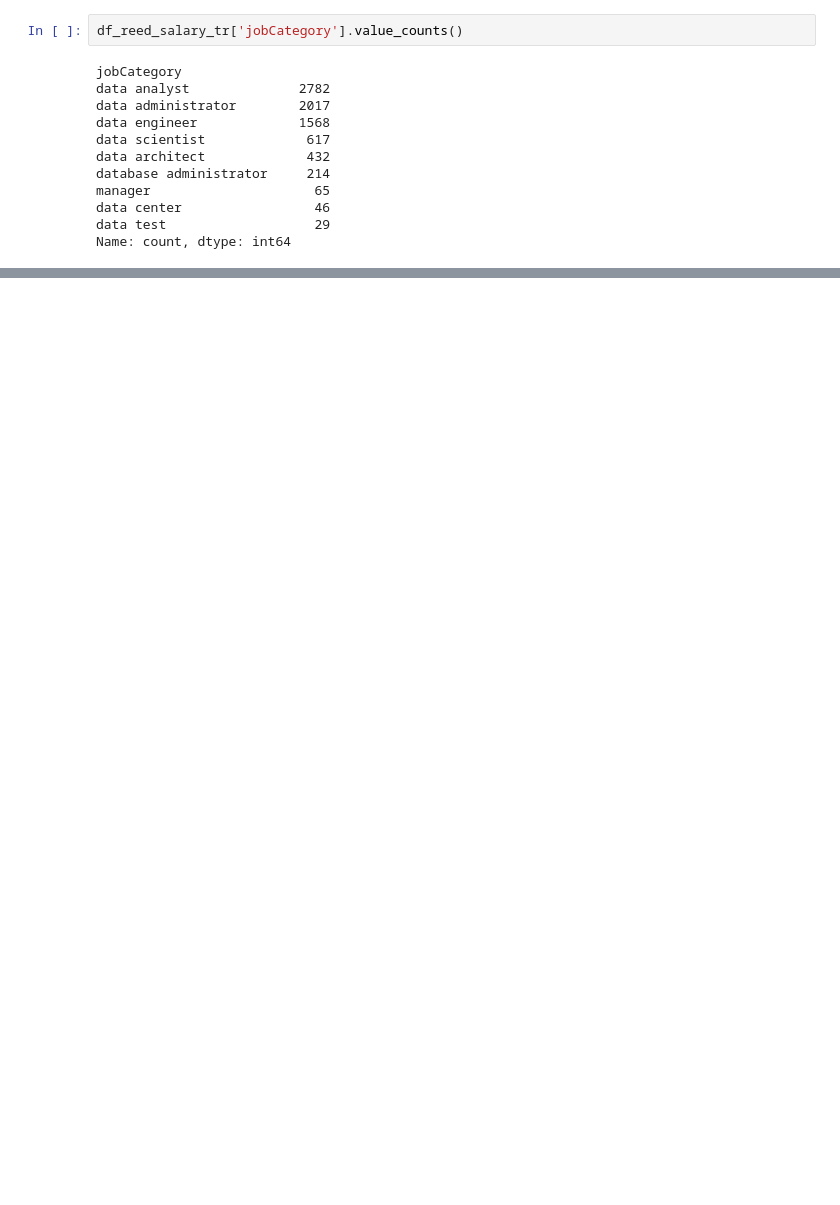
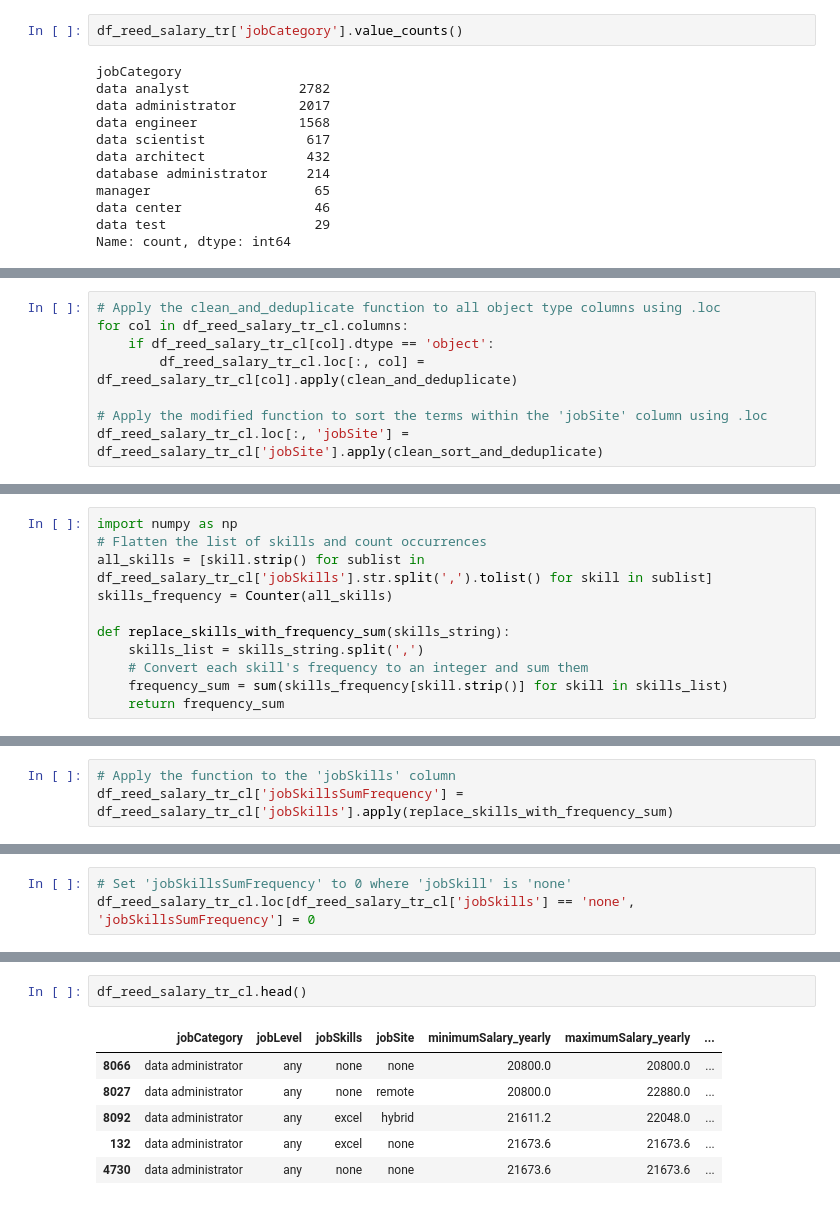
Before and after one commit to mygitbob/feb24_project_job-market, a Jupyter notebook: src/reed mdb pull and transforml.ipynb, the cells around one changed output, grey strips where cells are left out. Saved outputs shown, nothing was run; the diff lists cells and outputs as text; blank space fills up the shorter version.

Commit message:
reed transformation with skill turned to frequency sum

```diff
--- a/src/reed mdb pull and transforml.ipynb
+++ b/src/reed mdb pull and transforml.ipynb
@@ -684,0 +726,8 @@ Name: count, dtype: int64
+# %%
+# Apply the clean_and_deduplicate function to all object type columns using .loc
+for col in df_reed_salary_tr_cl.columns:
+    if df_reed_salary_tr_cl[col].dtype == 'object':
+        df_reed_salary_tr_cl.loc[:, col] = df_reed_salary_tr_cl[col].apply(clean_and_deduplicate)
+
+# Apply the modified function to sort the terms within the 'jobSite' column using .loc
+df_reed_salary_tr_cl.loc[:, 'jobSite'] = df_reed_salary_tr_cl['jobSite'].apply(clean_sort_and_deduplicate)
@@ -684,0 +752,11 @@ Name: count, dtype: int64
+# %%
+import numpy as np
+# Flatten the list of skills and count occurrences
+all_skills = [skill.strip() for sublist in df_reed_salary_tr_cl['jobSkills'].str.split(',').tolist() for skill in sublist]
+skills_frequency = Counter(all_skills)
+
+def replace_skills_with_frequency_sum(skills_string):
+    skills_list = skills_string.split(',')
+    # Convert each skill's frequency to an integer and sum them
+    frequency_sum = sum(skills_frequency[skill.strip()] for skill in skills_list)
+    return frequency_sum
@@ -684,0 +779,3 @@ Name: count, dtype: int64
+# %%
+# Apply the function to the 'jobSkills' column
+df_reed_salary_tr_cl['jobSkillsSumFrequency'] = df_reed_salary_tr_cl['jobSkills'].apply(replace_skills_with_frequency_sum)
@@ -684,0 +788,3 @@ Name: count, dtype: int64
+# %%
+# Set 'jobSkillsSumFrequency' to 0 where 'jobSkill' is 'none'
+df_reed_salary_tr_cl.loc[df_reed_salary_tr_cl['jobSkills'] == 'none', 'jobSkillsSumFrequency'] = 0
@@ -684,0 +807,9 @@ Name: count, dtype: int64
+# %%
+df_reed_salary_tr_cl.head()
+# %% [output]
+|  | jobCategory | jobLevel | jobSkills | jobSite | minimumSalary_yearly | maximumSalary_yearly | ... |
+| 8066 | data administrator | any | none | none | 20800.0 | 20800.0 | ... |
+| 8027 | data administrator | any | none | remote | 20800.0 | 22880.0 | ... |
+| 8092 | data administrator | any | excel | hybrid | 21611.2 | 22048.0 | ... |
+| 132 | data administrator | any | excel | none | 21673.6 | 21673.6 | ... |
+| 4730 | data administrator | any | none | none | 21673.6 | 21673.6 | ... |
```
Also changed, not shown: parts of 15 cells of this notebook.
